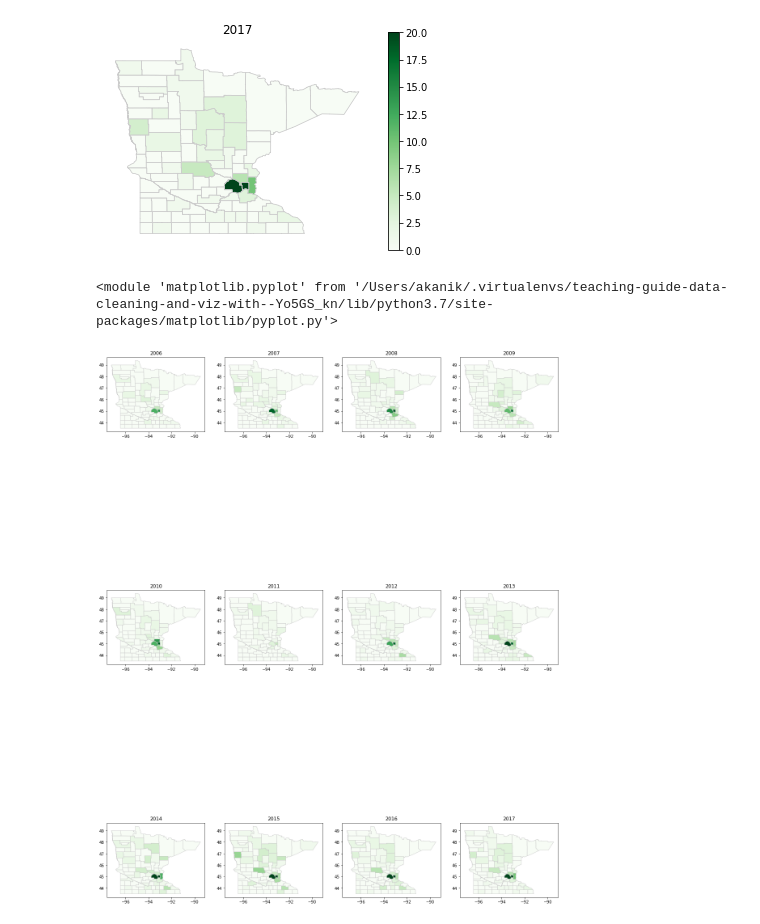
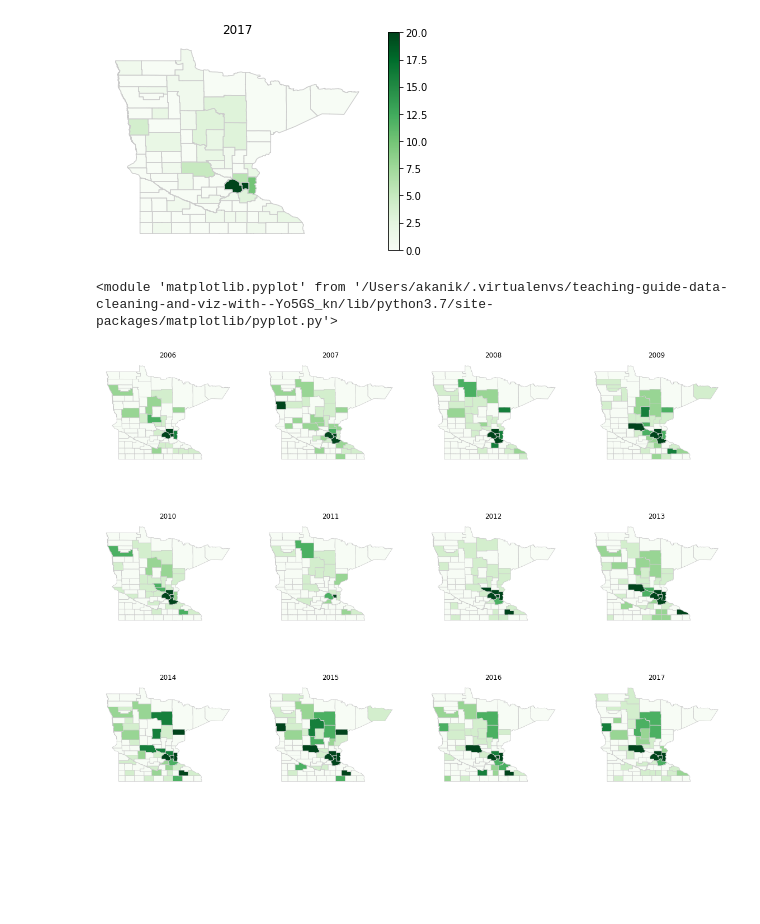
Before and after one commit to StellaYu101/teaching-guide-data-cleaning-and-viz-with-python, a Jupyter notebook: opioid-mapping.ipynb, the cells around one changed output. Cells and saved outputs as stored; diff of their text form; code cells hidden in the pictures; blank space fills up the shorter version.

Commit message:
reduce image file size

```diff
--- a/opioid-mapping.ipynb
+++ b/opioid-mapping.ipynb
@@ -119,34 +119,34 @@ for year in year_list:
 year_list = ['2006','2007','2008','2009','2010','2011',
              '2012','2013','2014','2015','2016','2017']
 
 by_yearcnty = pd.pivot_table(od_deaths, values='STATEID', index='INJURY_FIPS',
                             columns=['injury_year'], aggfunc='count').reset_index()
 
 yr_geodeaths = mn_cnty.merge(by_yearcnty, left_on='GEOID', right_on='INJURY_FIPS', how='left')
 
 yr_geodeaths = yr_geodeaths.fillna({'2006':0,'2007':0,'2008':0,'2009':0,'2010':0,
                                    '2011':0,'2012':0,'2013':0,'2014':0,'2015':0,
                                    '2016':0,'2017':0})
 
 
-plt.figure(figsize=(20,30), facecolor='white')
+plt.figure(figsize=(20,15), facecolor='white')
 
 plot_number = 1
 for year in year_list:
     # Inside of an image that's a 15x13 grid, put this
     # graph in the in the plot_number slot.
     ax = plt.subplot(3, 4, plot_number)
     vmin = 0#yr_geodeaths[year].min
-    vmax = 20#yr_geodeaths[year].max
+    vmax = 5#yr_geodeaths[year].max
 
     yr_geodeaths.plot(column=year, cmap='Greens', linewidth=0.8, vmin=vmin,
                       vmax=vmax, edgecolor='0.8',ax=ax, legend=False)
 
-    #fig.axis('off')
+    ax.axis('off')
 
     ax.set_title(year, fontdict={'fontsize': '12', 'fontweight' : '3'})
     plot_number = plot_number + 1
 plt
 # %% [output]
 <module 'matplotlib.pyplot' from '/Users/akanik/.virtualenvs/teaching-guide-data-cleaning-and-viz-with--Yo5GS_kn/lib/python3.7/site-packages/matplotlib/pyplot.py'>
-[figure, old version]
+[figure, new version]
```
Also changed, not shown: 12 other files.
